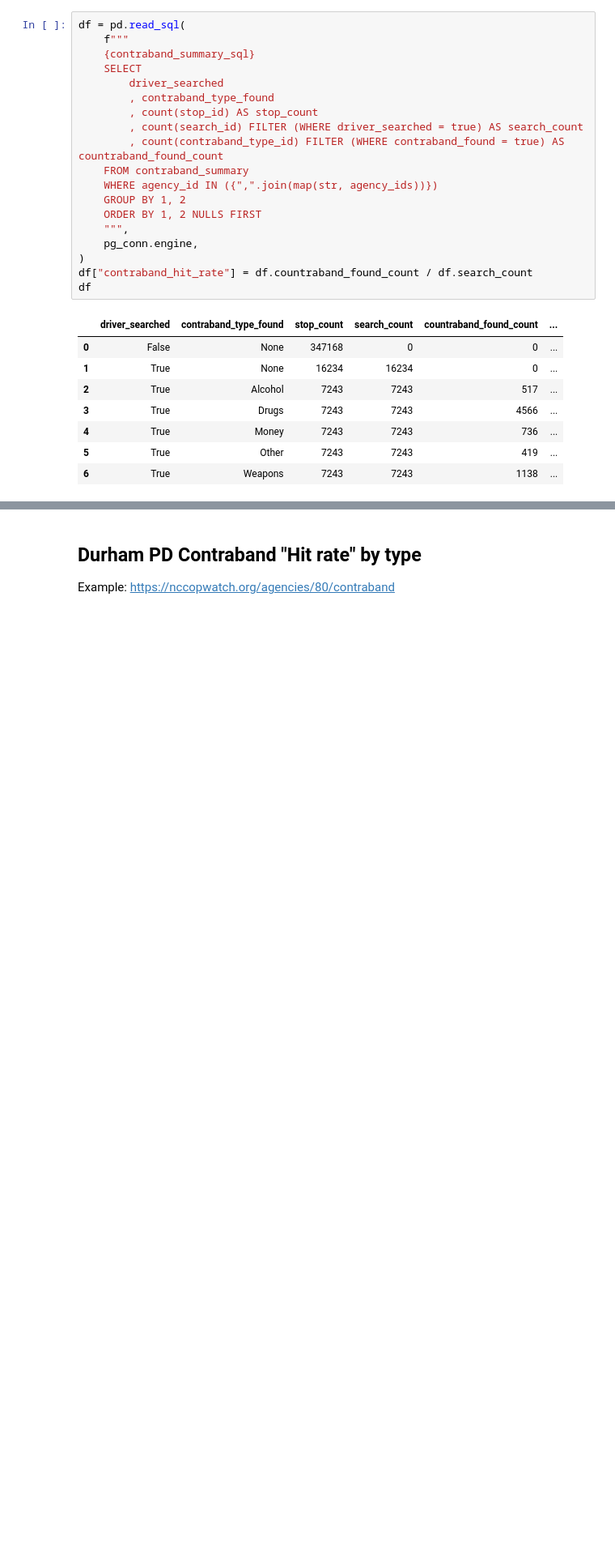
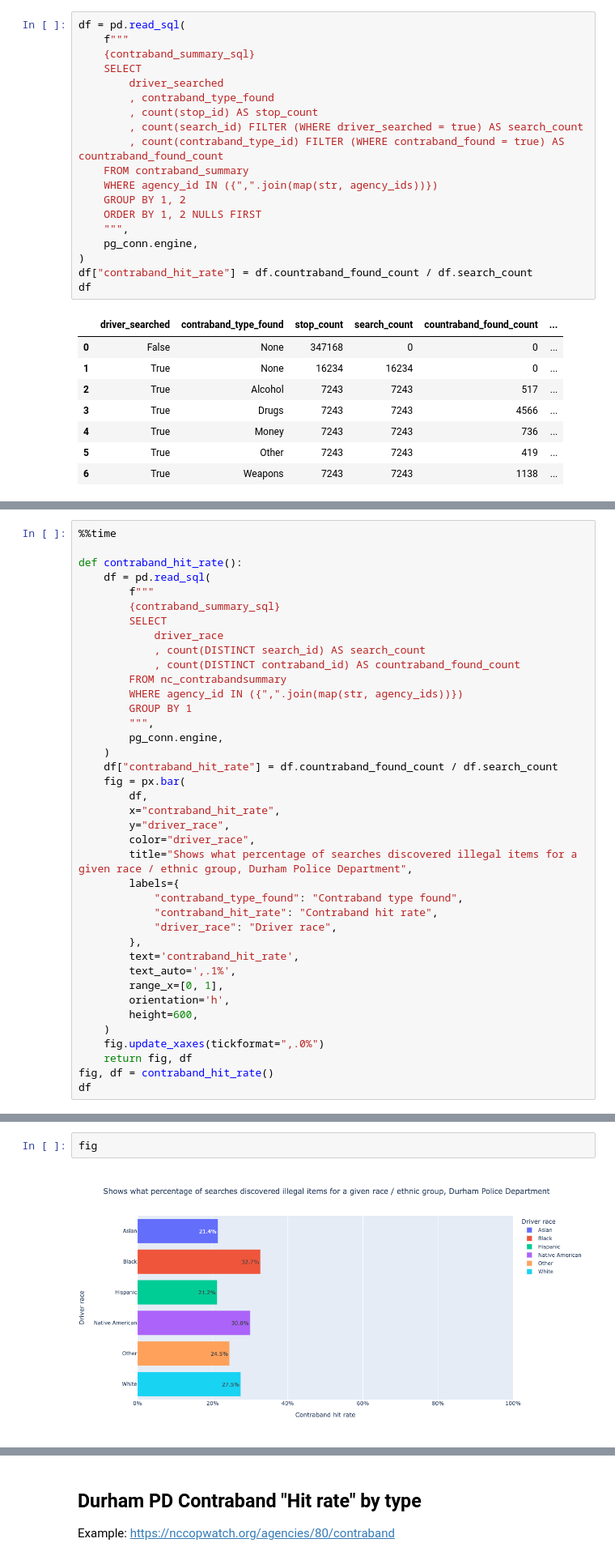
Before and after one commit to caktus/Traffic-Stops, a Jupyter notebook: nc/notebooks/2023-10-contraband-type/contraband-hit-rate-type.ipynb, the cells around one changed output, grey strips where cells are left out. Shown at 81% size. Cells and saved outputs as stored; diff of their text form; blank space fills up the shorter version.

```diff
--- a/nc/notebooks/2023-10-contraband-type/contraband-hit-rate-type.ipynb
+++ b/nc/notebooks/2023-10-contraband-type/contraband-hit-rate-type.ipynb
@@ -313,0 +319,39 @@ df
+# %%
+%%time
+
+def contraband_hit_rate():
+    df = pd.read_sql(
+        f"""
+        {contraband_summary_sql}
+        SELECT
+            driver_race
+            , count(DISTINCT search_id) AS search_count
+            , count(DISTINCT contraband_id) AS countraband_found_count
+        FROM nc_contrabandsummary
+        WHERE agency_id IN ({",".join(map(str, agency_ids))})
+        GROUP BY 1
+        """,
+        pg_conn.engine,
+    )
+    df["contraband_hit_rate"] = df.countraband_found_count / df.search_count
+    fig = px.bar(
+        df,
+        x="contraband_hit_rate",
+        y="driver_race",
+        color="driver_race",
+        title="Shows what percentage of searches discovered illegal items for a given race / ethnic group, Durham Police Department",
+        labels={
+            "contraband_type_found": "Contraband type found",
+            "contraband_hit_rate": "Contraband hit rate",
+            "driver_race": "Driver race",
+        },
+        text='contraband_hit_rate',
+        text_auto=',.1%',
+        range_x=[0, 1],
+        orientation='h',
+        height=600,
+    )
+    fig.update_xaxes(tickformat=",.0%")
+    return fig, df
+fig, df = contraband_hit_rate()
+df
@@ -313,0 +368,4 @@ df
+# %%
+fig
+# %% [output]
+[figure, added]
```
Also changed, not shown: parts of 10 cells of this notebook, 2 other files.
